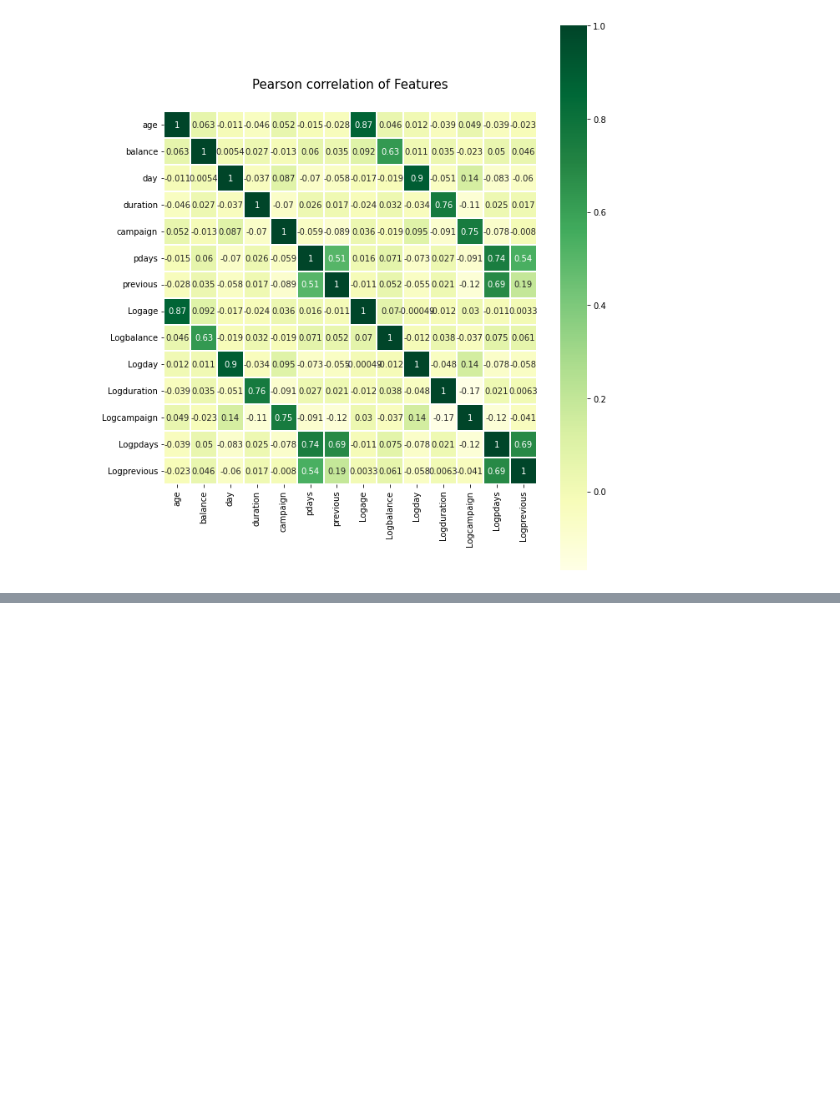
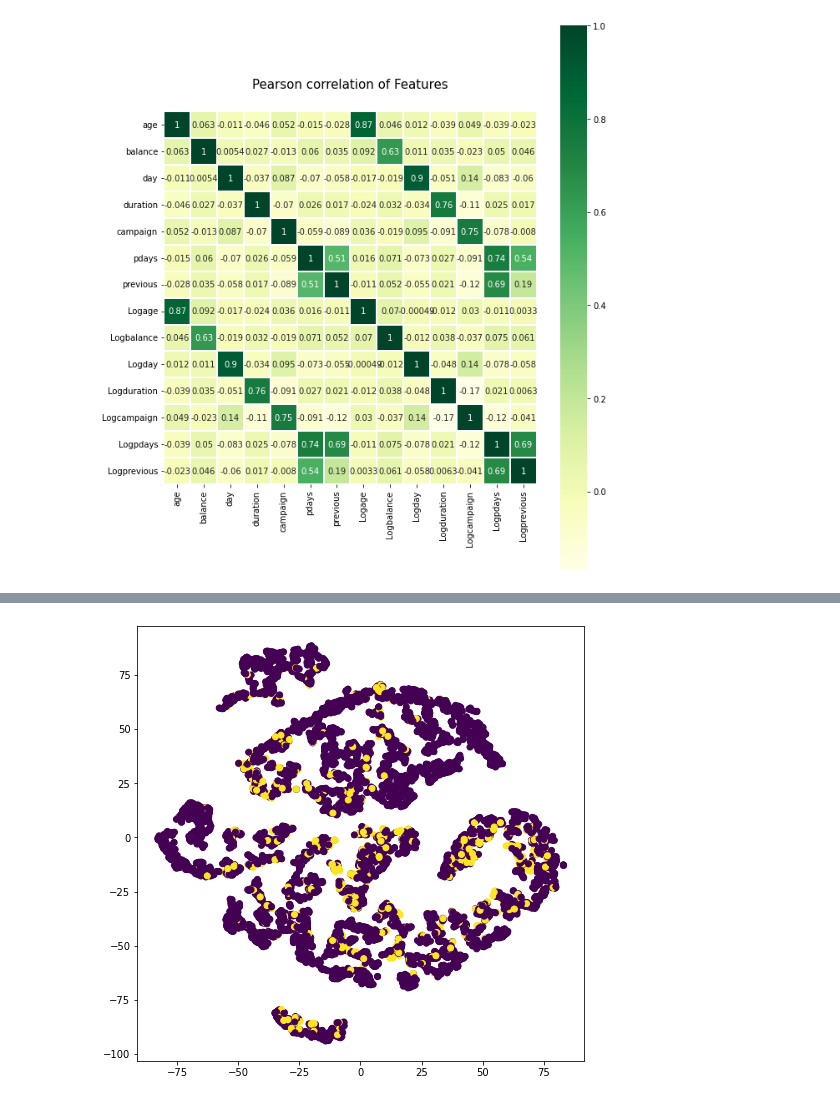
Before and after one commit to EmaanAM/Final-Deliverables-Bank-Data, a Jupyter notebook: bankmlproject.ipynb, the cells around one changed output, grey strips where cells are left out. Drawn from its saved outputs; the diff is of its cells as text; code cells hidden in the pictures; blank space fills up the shorter version.

```diff
--- a/bankmlproject.ipynb
+++ b/bankmlproject.ipynb
@@ -434,0 +450,11 @@ Text(0.5, 1.05, 'Pearson correlation of Features')
+# %%
+#We can split the training data and test data
+X_rest, X_test, y_rest, y_test = train_test_split(data_x, data_y, test_size=0.2)
+X_train, X_cv, y_train, y_cv = train_test_split(X_rest, y_rest, test_size=0.2)
+
+print("X Train:", X_train.shape)
+print("X CV:", X_cv.shape)
+print("X Test:", X_test.shape)
+print("Y Train:", y_train.shape)
+print("Y CV:", y_cv.shape)
+print("Y Test:", y_test.shape)
@@ -434,0 +596,11 @@ Text(0.5, 1.05, 'Pearson correlation of Features')
+# %%
+%matplotlib inline
+
+# T-SNE plot for CV dataset
+model = TSNE(n_components=2, random_state=0, perplexity=30)
+tsne_data = model.fit_transform(X_cv)
+plt.figure(figsize=(8,8))
+plt.scatter(tsne_data[:, 0], tsne_data[:, 1], c=y_cv.values)
+plt.show()
+# %% [output]
+[figure, added]
```
Also changed, not shown: parts of 22 cells of this notebook.
